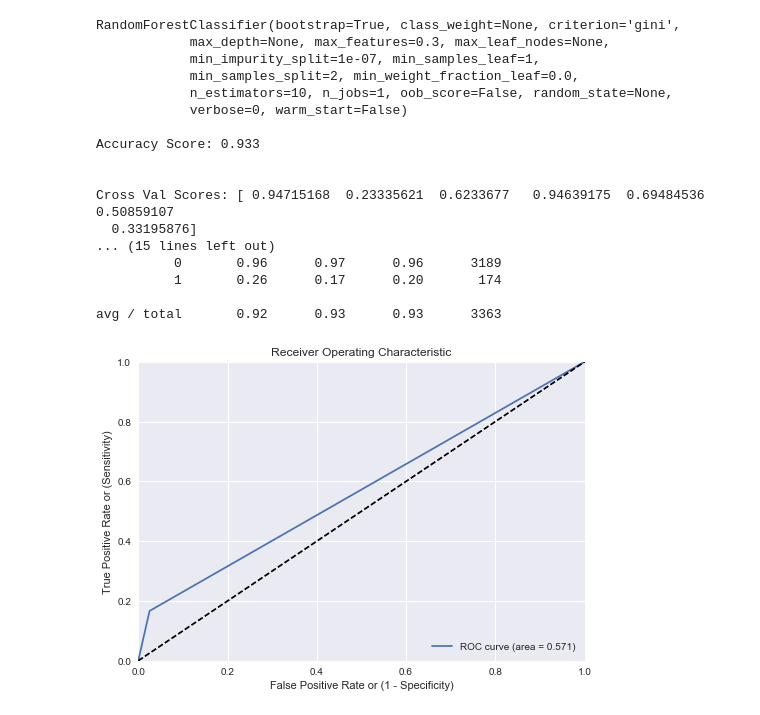
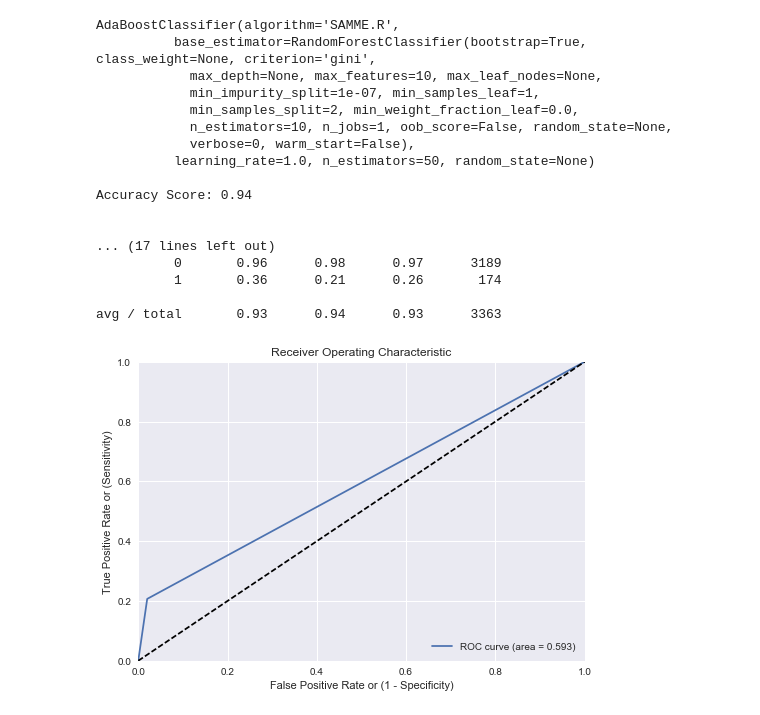
Before and after one commit to austinbrian/skeeter_patrol, a Jupyter notebook: code/BDA-modeling-2.ipynb, the cells around one changed output. Saved outputs shown, nothing was run; the diff lists cells and outputs as text; code cells hidden in the pictures.

```diff
--- a/code/BDA-modeling-2.ipynb
+++ b/code/BDA-modeling-2.ipynb
@@ -131,25 +121,26 @@ Cross Val mean ± Std. Dev:0.78
 avg / total       0.92      0.94      0.93      3363
 [figure]
 # %%
-from sklearn.ensemble import RandomForestClassifier
-clf = RandomForestClassifier(max_features=.3)
+from sklearn.ensemble import AdaBoostClassifier
+rf = RandomForestClassifier(max_features = 10)
+clf = AdaBoostClassifier(base_estimator=rf)
 evaluate_model(clf)
 # %% [output]
-RandomForestClassifier(bootstrap=True, class_weight=None, criterion='gini',
-            max_depth=None, max_features=0.3, max_leaf_nodes=None,
+AdaBoostClassifier(algorithm='SAMME.R',
+          base_estimator=RandomForestClassifier(bootstrap=True, class_weight=None, criterion='gini',
+            max_depth=None, max_features=10, max_leaf_nodes=None,
             min_impurity_split=1e-07, min_samples_leaf=1,
             min_samples_split=2, min_weight_fraction_leaf=0.0,
             n_estimators=10, n_jobs=1, oob_score=False, random_state=None,
-            verbose=0, warm_start=False)
+            verbose=0, warm_start=False),
+          learning_rate=1.0, n_estimators=50, random_state=None)
 
-Accuracy Score: 0.933
+Accuracy Score: 0.94
 
 
-Cross Val Scores: [ 0.94715168  0.23335621  0.6233677   0.94639175  0.69484536  0.50859107
-  0.33195876]
-... (15 lines left out)
-          0       0.96      0.97      0.96      3189
-          1       0.26      0.17      0.20       174
+... (17 lines left out)
+          0       0.96      0.98      0.97      3189
+          1       0.36      0.21      0.26       174
 
-avg / total       0.92      0.93      0.93      3363
+avg / total       0.93      0.94      0.93      3363
-[figure, old version]
+[figure, new version]
```
Also changed, not shown: parts of 11 cells of this notebook.
